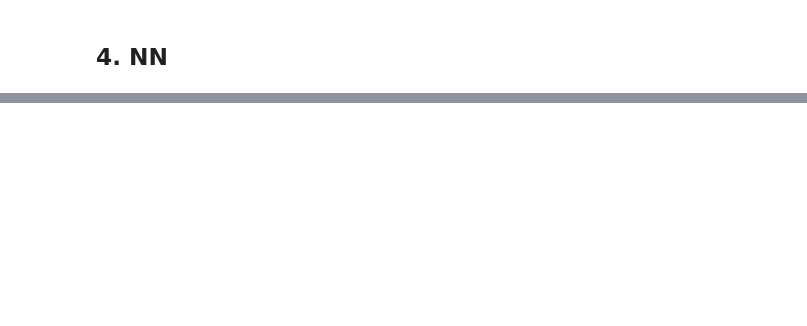
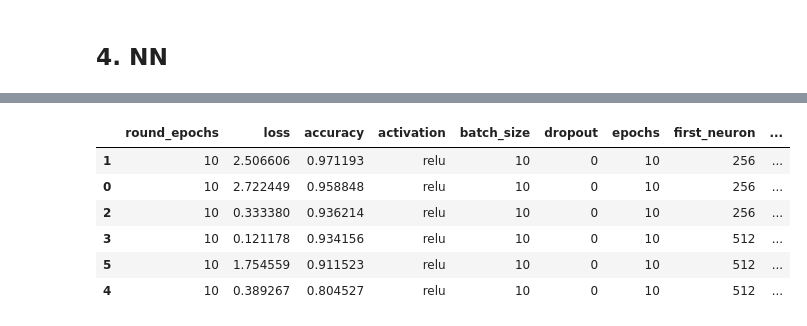
Before and after one commit to jennazhou/methyl-data-handling, a Jupyter notebook: Tune Hyperparameters for ML Methods.ipynb, the cells around one changed output, grey strips where cells are left out. Drawn from its saved outputs; the diff is of its cells as text; code cells hidden in the pictures; blank space fills up the shorter version.

```diff
--- a/Tune Hyperparameters for ML Methods.ipynb
+++ b/Tune Hyperparameters for ML Methods.ipynb
@@ -613,0 +1037,11 @@ AttributeError: module 'tensorflow_core._api.v2.config' has no attribute 'experi
+# %%
+sorted_so = scan_object.data.sort_values(by=["accuracy"], ascending=False)
+sorted_so
+# %% [output]
+|  | round_epochs | loss | accuracy | activation | batch_size | dropout | epochs | first_neuron | ... |
+| 1 | 10 | 2.506606 | 0.971193 | relu | 10 | 0 | 10 | 256 | ... |
+| 0 | 10 | 2.722449 | 0.958848 | relu | 10 | 0 | 10 | 256 | ... |
+| 2 | 10 | 0.333380 | 0.936214 | relu | 10 | 0 | 10 | 256 | ... |
+| 3 | 10 | 0.121178 | 0.934156 | relu | 10 | 0 | 10 | 512 | ... |
+| 5 | 10 | 1.754559 | 0.911523 | relu | 10 | 0 | 10 | 512 | ... |
+| 4 | 10 | 0.389267 | 0.804527 | relu | 10 | 0 | 10 | 512 | ... |
```
Also changed, not shown: parts of 39 cells of this notebook, 9 other files.
